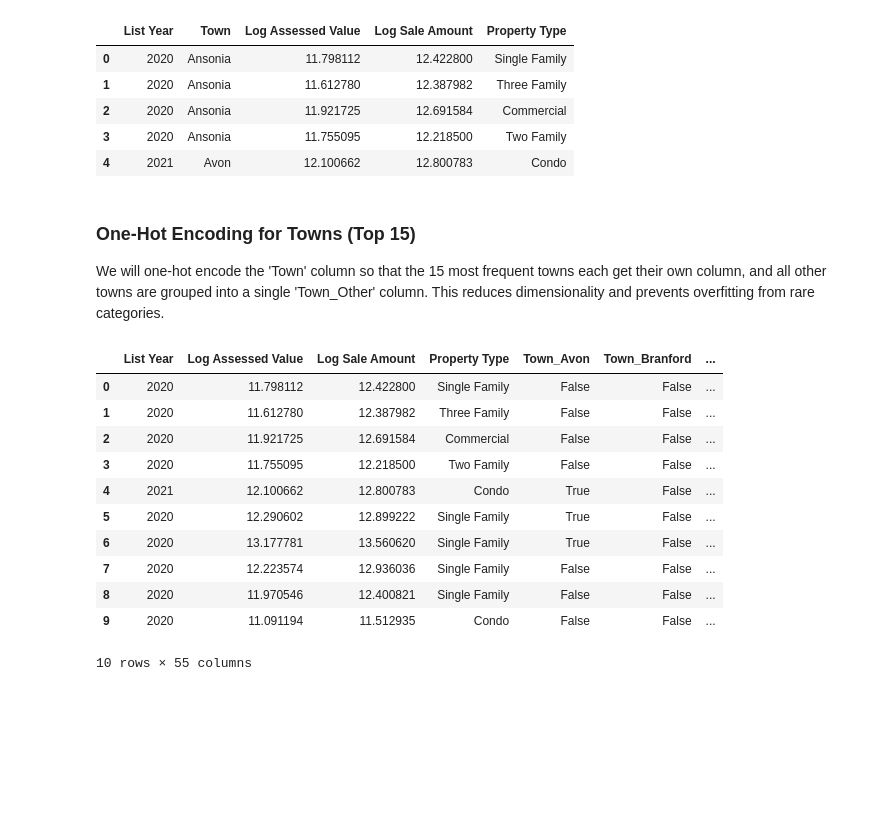
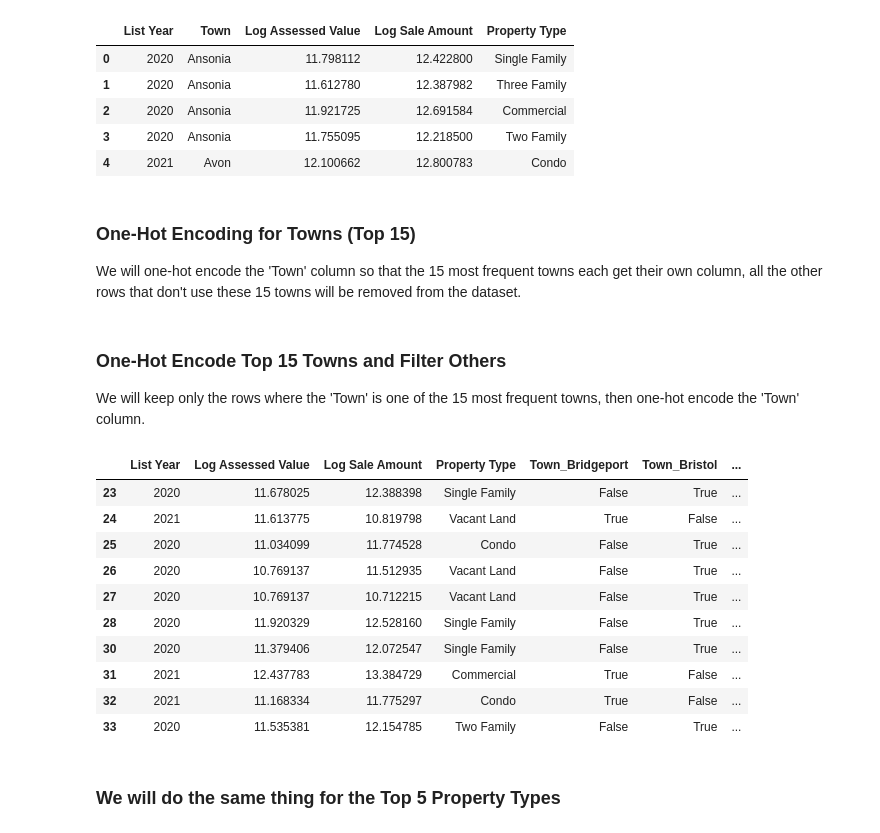
Before and after one commit to The-Fool-cmd/Real-Estate-ML, a Jupyter notebook: part_2.ipynb, the cells around one changed output. Drawn from its saved outputs; the diff is of its cells as text; code cells hidden in the pictures; blank space fills up the shorter version.

```diff
--- a/part_2.ipynb
+++ b/part_2.ipynb
@@ -441,35 +440,34 @@ Rows after removing outliers: 649503
 | 4 | 2021 | Avon | 12.100662 | 12.800783 | Condo |
 # %% [markdown]
 ### One-Hot Encoding for Towns (Top 15)
-We will one-hot encode the 'Town' column so that the 15 most frequent towns each get their own column, and all other towns are grouped into a single 'Town_Other' column. This reduces dimensionality and prevents overfitting from rare categories.
+We will one-hot encode the 'Town' column so that the 15 most frequent towns each get their own column, all the other rows that don't use these 15 towns will be removed from the dataset.
-# %%
-# Get the top 15 towns by frequency
-TOP_N = 50
-top_towns = df['Town'].value_counts().index[:TOP_N]
-
-def encode_town(row):
-    return row if row in top_towns else 'Other'
-
-# Create a new column with grouped town labels
-df['Town_Grouped'] = df['Town'].apply(encode_town)
-
-# One-hot encode the grouped town column
-town_dummies = pd.get_dummies(df['Town_Grouped'], prefix='Town')
-
-# Drop the original 'Town' and 'Town_Grouped' columns and concatenate the dummies
-df = pd.concat([df.drop(['Town', 'Town_Grouped'], axis=1), town_dummies], axis=1)
-
-display(df.head(10))
-# %% [output]
-|  | List Year | Log Assessed Value | Log Sale Amount | Property Type | Town_Avon | Town_Branford | ... |
-| 0 | 2020 | 11.798112 | 12.422800 | Single Family | False | False | ... |
-| 1 | 2020 | 11.612780 | 12.387982 | Three Family | False | False | ... |
-| 2 | 2020 | 11.921725 | 12.691584 | Commercial | False | False | ... |
-| 3 | 2020 | 11.755095 | 12.218500 | Two Family | False | False | ... |
-| 4 | 2021 | 12.100662 | 12.800783 | Condo | True | False | ... |
-| 5 | 2020 | 12.290602 | 12.899222 | Single Family | True | False | ... |
-| 6 | 2020 | 13.177781 | 13.560620 | Single Family | True | False | ... |
-| 7 | 2020 | 12.223574 | 12.936036 | Single Family | False | False | ... |
-| 8 | 2020 | 11.970546 | 12.400821 | Single Family | False | False | ... |
-| 9 | 2020 | 11.091194 | 11.512935 | Condo | False | False | ... |
-10 rows × 55 columns
+# %% [markdown]
+### One-Hot Encode Top 15 Towns and Filter Others
+We will keep only the rows where the 'Town' is one of the 15 most frequent towns, then one-hot encode the 'Town' column.
+# %%
+# Get the top 15 towns by frequency
+TOP_N = 15
+top_towns = df['Town'].value_counts().index[:TOP_N]
+
+# Filter the DataFrame to only include rows with top 15 towns
+df_top_towns = df[df['Town'].isin(top_towns)].copy()
+
+# One-hot encode the 'Town' column
+town_dummies = pd.get_dummies(df_top_towns['Town'], prefix='Town')
+df_top_towns = pd.concat([df_top_towns.drop('Town', axis=1), town_dummies], axis=1)
+
+display(df_top_towns.head(10))
+# %% [output]
+|  | List Year | Log Assessed Value | Log Sale Amount | Property Type | Town_Bridgeport | Town_Bristol | ... |
+| 23 | 2020 | 11.678025 | 12.388398 | Single Family | False | True | ... |
+| 24 | 2021 | 11.613775 | 10.819798 | Vacant Land | True | False | ... |
+| 25 | 2020 | 11.034099 | 11.774528 | Condo | False | True | ... |
+| 26 | 2020 | 10.769137 | 11.512935 | Vacant Land | False | True | ... |
+| 27 | 2020 | 10.769137 | 10.712215 | Vacant Land | False | True | ... |
+| 28 | 2020 | 11.920329 | 12.528160 | Single Family | False | True | ... |
+| 30 | 2020 | 11.379406 | 12.072547 | Single Family | False | True | ... |
+| 31 | 2021 | 12.437783 | 13.384729 | Commercial | True | False | ... |
+| 32 | 2021 | 11.168334 | 11.775297 | Condo | True | False | ... |
+| 33 | 2020 | 11.535381 | 12.154785 | Two Family | False | True | ... |
+# %% [markdown]
+### We will do the same thing for the Top 5 Property Types
```
Also changed, not shown: parts of 3 cells of this notebook.
